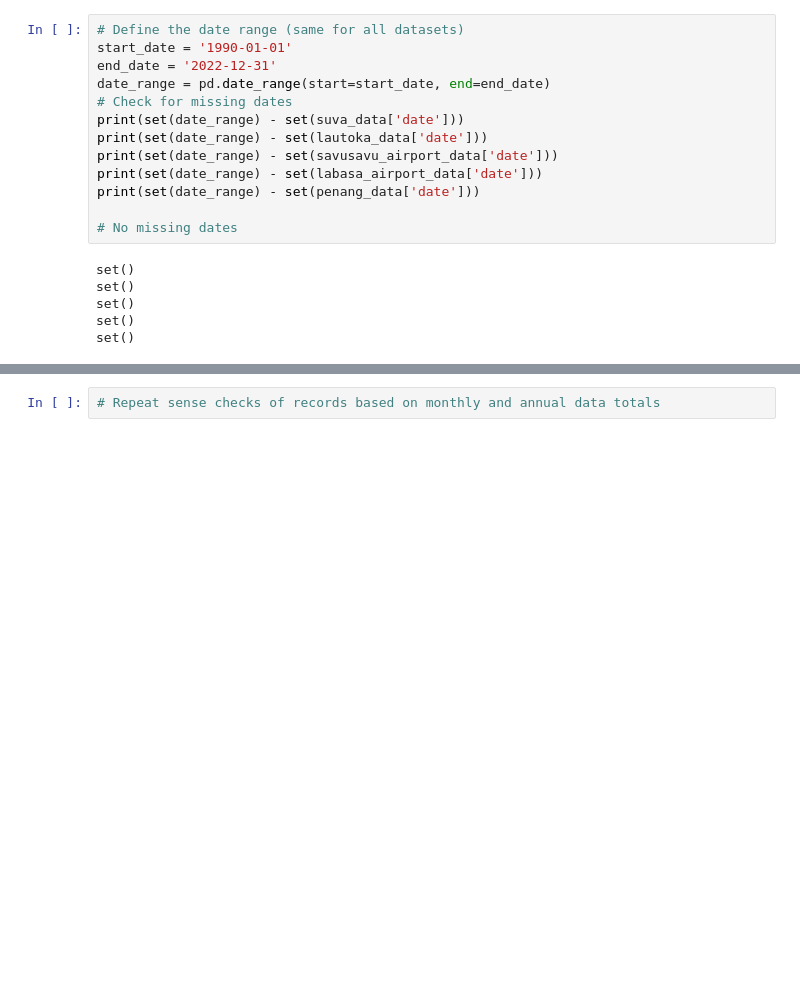
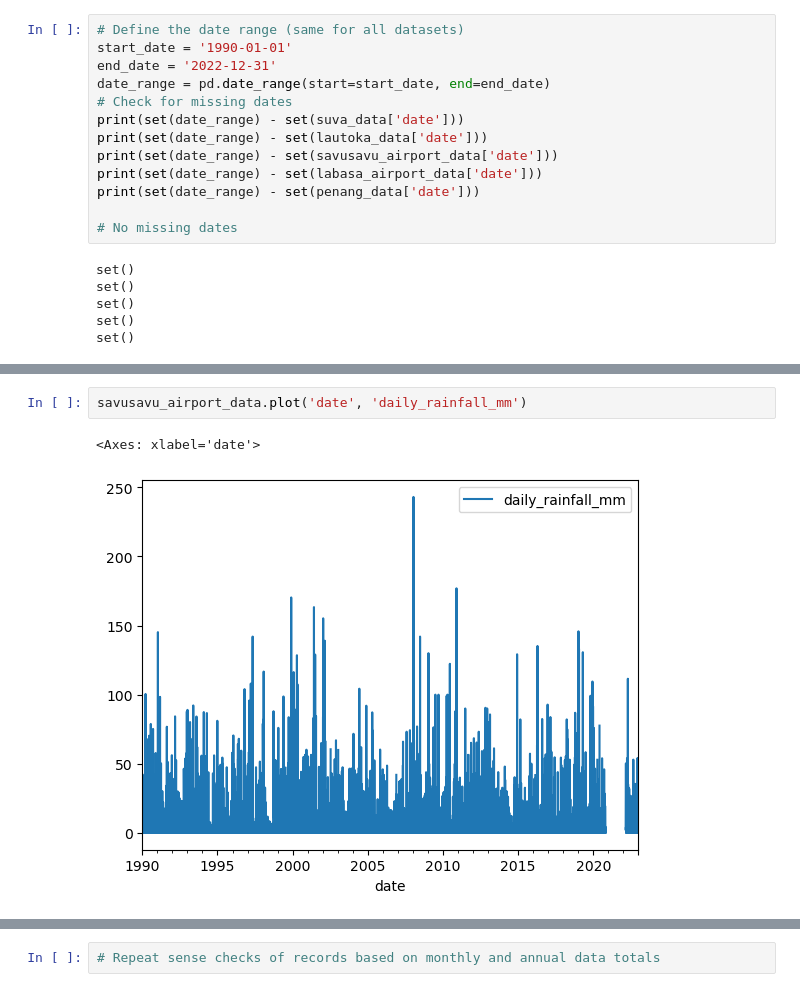
Before and after one commit to 21centuryweather/hk25-AusNode-ExtremePrecipitation, a Jupyter notebook: Code/f_clean_daily.ipynb, the cells around one changed output, grey strips where cells are left out. Drawn from its saved outputs; the diff is of its cells as text; blank space fills up the shorter version.

```diff
--- a/Code/f_clean_daily.ipynb
+++ b/Code/f_clean_daily.ipynb
@@ -186,0 +216,5 @@ lautoka_data.plot('date', 'daily_rainfall_mm')
+# %%
+savusavu_airport_data.plot('date', 'daily_rainfall_mm')
+# %% [output]
+<Axes: xlabel='date'>
+[figure, added]
```
Also changed, not shown: parts of 23 cells of this notebook, 5 other files.
